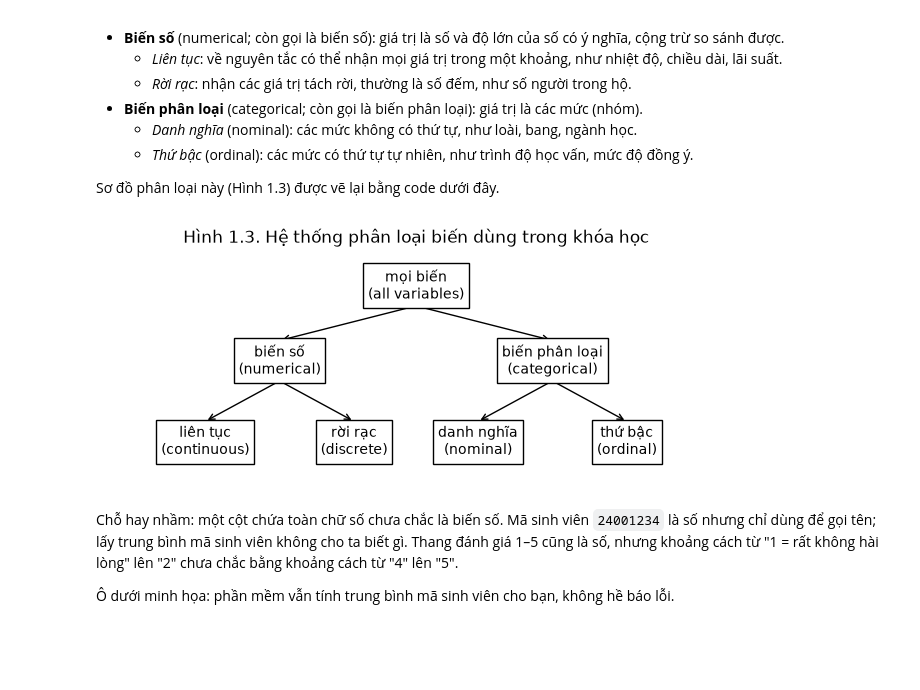
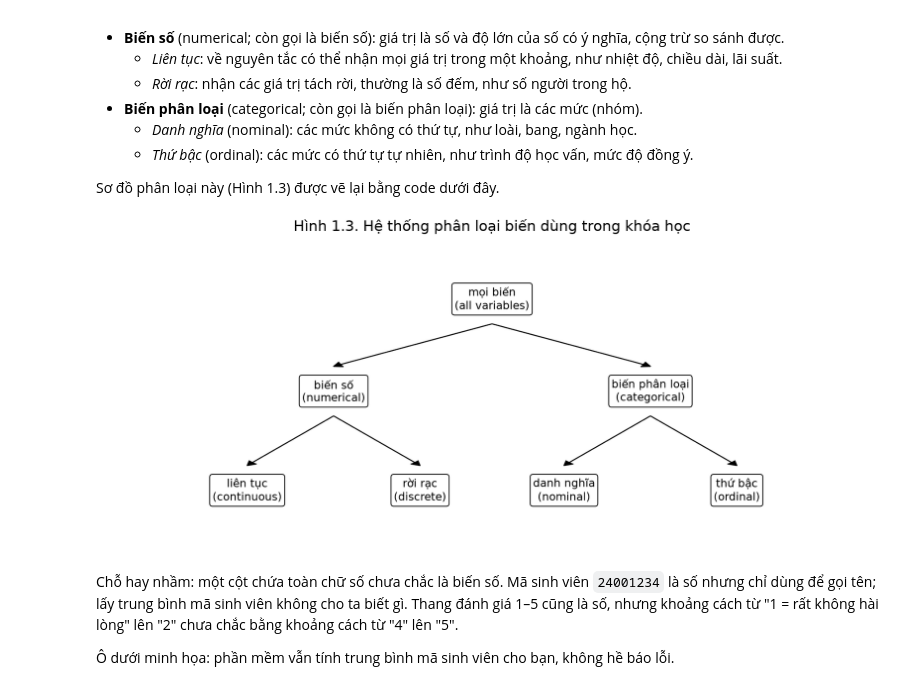
Before and after one commit to h2bach/UET.MAT1052-Labs-Materials, a Jupyter notebook: W1_CauHoiVaDuLieu.ipynb, the cells around one changed output. Cells and saved outputs as stored; diff of their text form; code cells hidden in the pictures; blank space fills up the shorter version.

```diff
--- a/W1_CauHoiVaDuLieu.ipynb
+++ b/W1_CauHoiVaDuLieu.ipynb
@@ -22,7 +22,10 @@ Mã câu hỏi (W01-Q01, W01-CH02, ...) giữ nguyên như bài giảng trên l
 # %%
 import numpy as np
 import pandas as pd
-import matplotlib.pyplot as plt
+import plotnine as p9
+from IPython.display import display
+
+p9.theme_set(p9.theme_minimal(base_size=11))
 
 pd.set_option("display.max_columns", 30)
 rng = np.random.default_rng(42)   # cố định để ai chạy cũng ra cùng kết quả
@@ -239,26 +242,31 @@ Khóa học chia biến thành hai nhóm: biến số và biến phân loại. T
 
 Sơ đồ phân loại này (Hình 1.3) được vẽ lại bằng code dưới đây.
 # %%
-fig, ax = plt.subplots(figsize=(8, 3))
-ax.set_xlim(0, 10)
-ax.set_ylim(0, 4)
-ax.axis("off")
-
+# Mỗi hàng của nut là một nhãn, mỗi hàng của nhanh là một mũi tên.
 o = {"all": (5, 3.4), "num": (2.8, 2.1), "cat": (7.2, 2.1),
      "cont": (1.6, 0.7), "disc": (4.0, 0.7), "nom": (6.0, 0.7), "ord": (8.4, 0.7)}
-nhan = {"all": "mọi biến\n(all variables)", "num": "biến số\n(numerical)", "cat": "biến phân loại\n(categorical)",
-        "cont": "liên tục\n(continuous)", "disc": "rời rạc\n(discrete)",
-        "nom": "danh nghĩa\n(nominal)", "ord": "thứ bậc\n(ordinal)"}
-for cha, con in [("all", "num"), ("all", "cat"), ("num", "cont"), ("num", "disc"), ("cat", "nom"), ("cat", "ord")]:
-    ax.annotate("", xy=(o[con][0], o[con][1] + 0.35), xytext=(o[cha][0], o[cha][1] - 0.35),
-                arrowprops=dict(arrowstyle="->", color="black"))
-for k, (x0, y0) in o.items():
-    ax.text(x0, y0, nhan[k], ha="center", va="center", fontsize=10,
-            bbox=dict(boxstyle="square,pad=0.35", facecolor="white", edgecolor="black"))
-ax.set_title("Hình 1.3. Hệ thống phân loại biến dùng trong khóa học")
-plt.show()
+nhan = {"all": "mọi biến\n(all variables)", "num": "biến số\n(numerical)",
+        "cat": "biến phân loại\n(categorical)", "cont": "liên tục\n(continuous)",
+        "disc": "rời rạc\n(discrete)", "nom": "danh nghĩa\n(nominal)", "ord": "thứ bậc\n(ordinal)"}
+nut = pd.DataFrame([{"x": x0, "y": y0, "nhan": nhan[k]} for k, (x0, y0) in o.items()])
+nhanh = pd.DataFrame([
+    {"x": o[cha][0], "y": o[cha][1] - 0.35, "xend": o[con][0], "yend": o[con][1] + 0.35}
+    for cha, con in [("all", "num"), ("all", "cat"), ("num", "cont"),
+                     ("num", "disc"), ("cat", "nom"), ("cat", "ord")]
+])
+so_do = (
+    p9.ggplot()
+    + p9.geom_segment(nhanh, p9.aes(x="x", y="y", xend="xend", yend="yend"),
+                      arrow=p9.arrow(length=0.08, type="closed"))
+    + p9.geom_label(nut, p9.aes(x="x", y="y", label="nhan"), fill="white", size=9)
+    + p9.coord_cartesian(xlim=(0, 10), ylim=(0, 4))
+    + p9.labs(title="Hình 1.3. Hệ thống phân loại biến dùng trong khóa học")
+    + p9.theme_void()
+    + p9.theme(figure_size=(9, 3.8), plot_title=p9.element_text(size=12))
+)
+display(so_do)
 # %% [output]
-[figure, old version]
+[figure, new version]
 # %% [markdown]
 Chỗ hay nhầm: một cột chứa toàn chữ số chưa chắc là biến số. Mã sinh viên `24001234` là số nhưng chỉ dùng để gọi tên; lấy trung bình mã sinh viên không cho ta biết gì. Thang đánh giá 1–5 cũng là số, nhưng khoảng cách từ "1 = rất không hài lòng" lên "2" chưa chắc bằng khoảng cách từ "4" lên "5".
 
```
Also changed, not shown: parts of 6 cells of this notebook, 16 other files.
